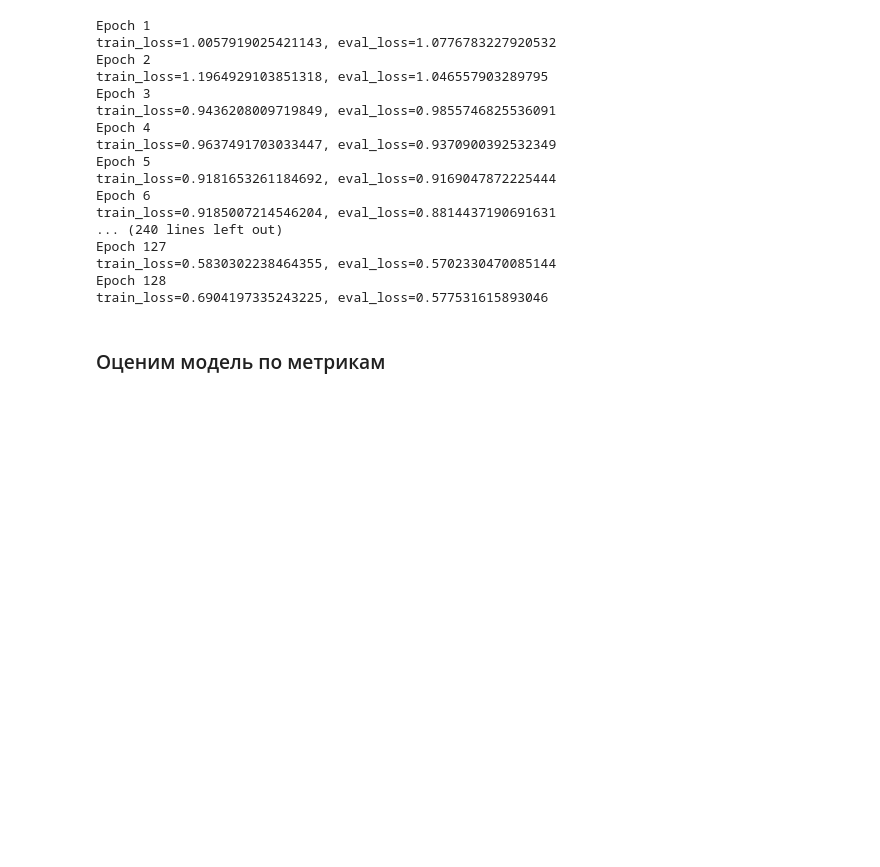
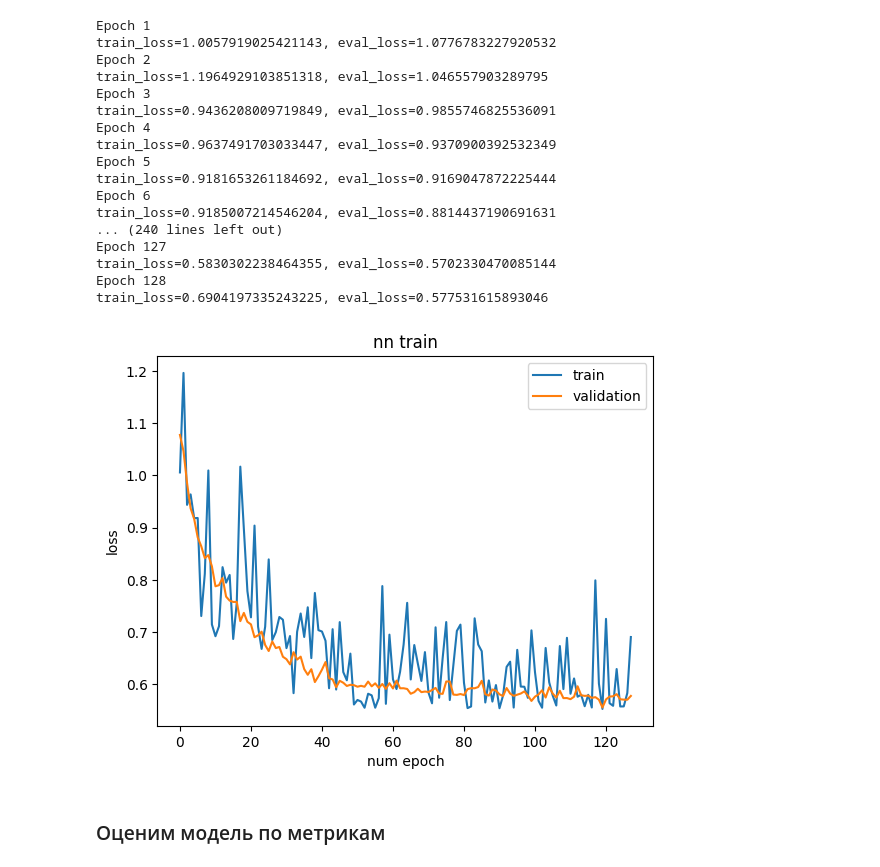
Before and after one commit to SerMisterMish/Statistical_and_Machine_Learning, a Jupyter notebook: nn_image/nn_in_general/nn_torch.ipynb, the cells around one changed output. Cells and saved outputs as stored; diff of their text form; code cells hidden in the pictures; blank space fills up the shorter version.

```diff
--- a/nn_image/nn_in_general/nn_torch.ipynb
+++ b/nn_image/nn_in_general/nn_torch.ipynb
@@ -361,6 +361,9 @@ def compute_validation_loss(model, loader, loss_func):
 # %% [markdown]
 Реализуем цикл обучения нейросети (внешний цикл по эпохам, а внутренний -- по батчам). В конце каждой эпохи будем считать потери на валидационном датасете.
 # %%
+train_losses = []
+eval_losses = []
+
 for i in range(1, n_epochs + 1):
     print(f'Epoch {i}')
     for x, y in train_loader:
@@ -377,6 +380,8 @@ for i in range(1, n_epochs + 1):
         optimizer.step()
     # Считаем и выводим потери на валидационном датасете
     eval_loss = compute_validation_loss(model, valid_loader, loss_func)
+    train_losses.append(loss.item())
+    eval_losses.append(eval_loss)
     print(f'train_loss={loss.item()}, eval_loss={eval_loss}')
 # %% [output]
 Epoch 1
@@ -396,6 +401,18 @@ Epoch 127
 train_loss=0.5830302238464355, eval_loss=0.5702330470085144
 Epoch 128
 train_loss=0.6904197335243225, eval_loss=0.577531615893046
+# %%
+import matplotlib.pyplot as plt
+
+plt.plot(train_losses)
+plt.plot(eval_losses)
+plt.legend(["train", "validation"])
+plt.xlabel("num epoch")
+plt.ylabel("loss")
+plt.title("nn train")
+plt.show()
+# %% [output]
+[figure, added]
 # %% [markdown]
 ### Оценим модель по метрикам
 # %%
```
Also changed, not shown: parts of 7 cells of this notebook.
